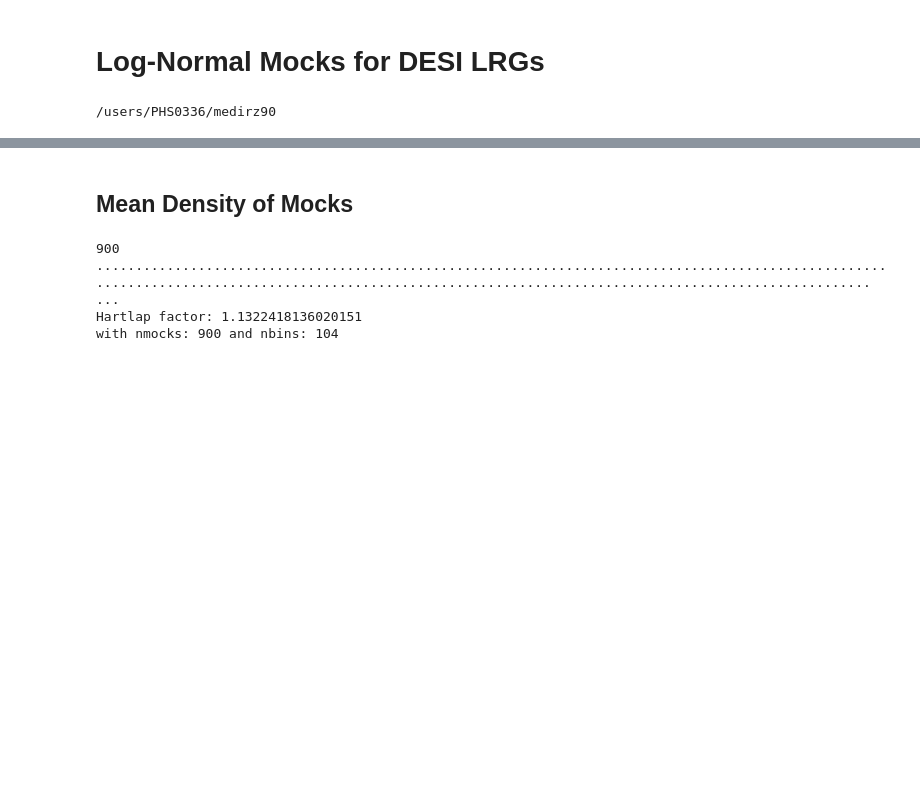
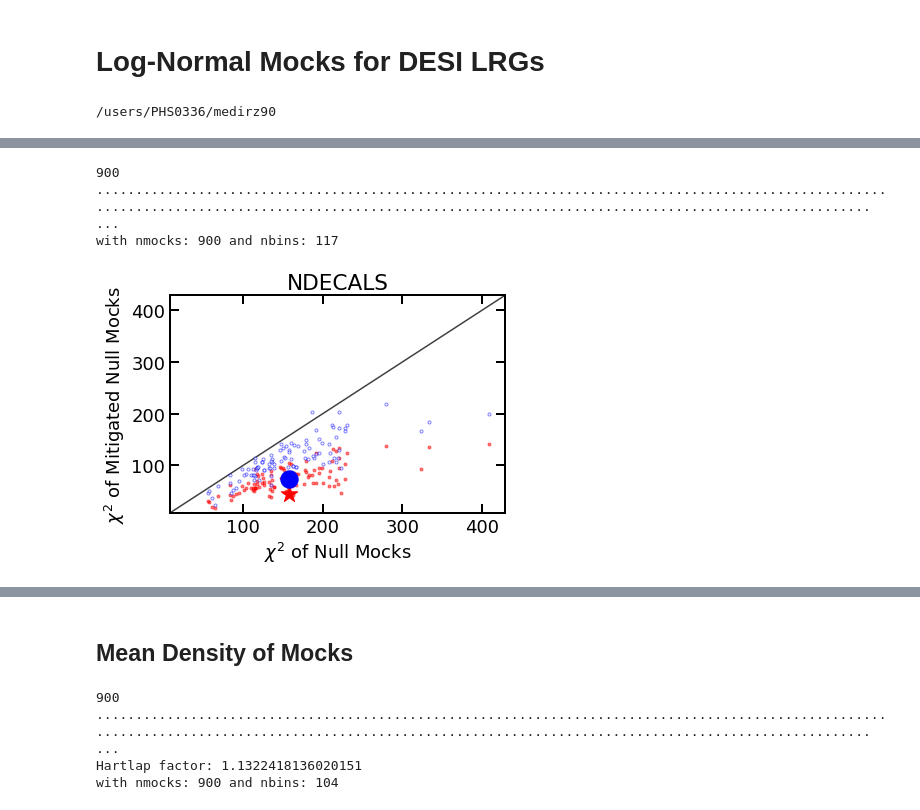
Before and after one commit to mehdirezaie/LSSutils, a Jupyter notebook: notebooks/desi/LognormalFlask.ipynb, the cells around one changed output, grey strips where cells are left out. Drawn from its saved outputs; the diff is of its cells as text; code cells hidden in the pictures; blank space fills up the shorter version.

```diff
--- a/notebooks/desi/LognormalFlask.ipynb
+++ b/notebooks/desi/LognormalFlask.ipynb
@@ -23,0 +77,7 @@ setup_color()
+# %%
+make_cellchi2('ndecals')
+# %% [output]
+900
+........................................................................................................................................................................................................ ...
+with nmocks: 900 and nbins: 117
+[figure, added]
```
Also changed, not shown: parts of 6 cells of this notebook, 2 other files.
